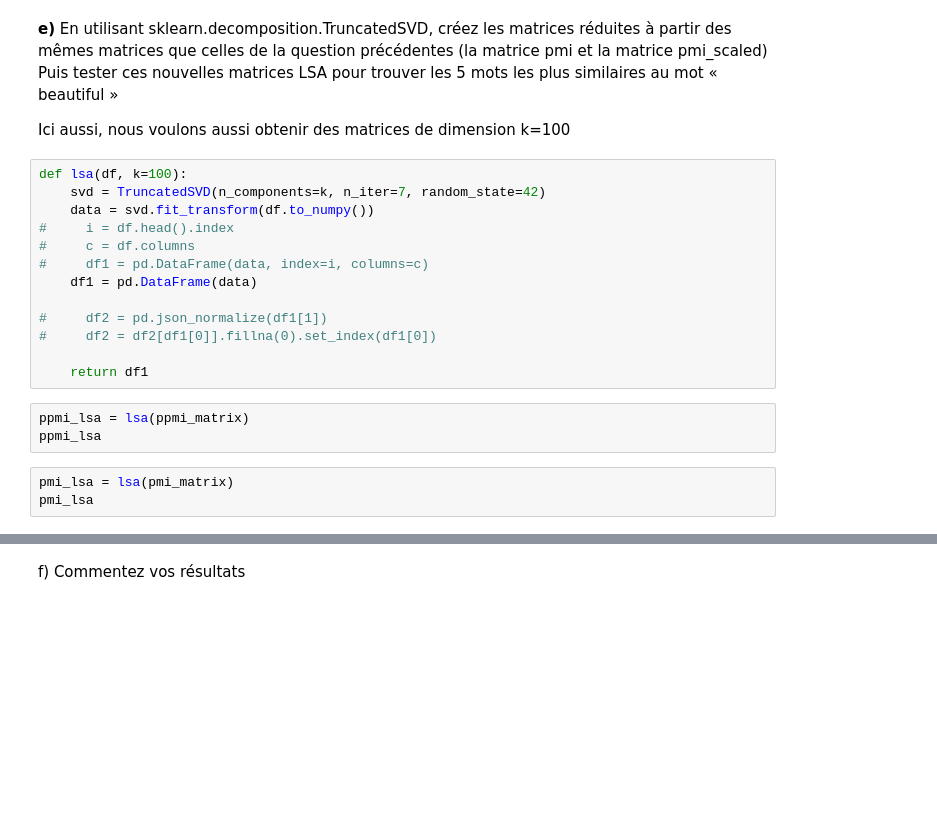
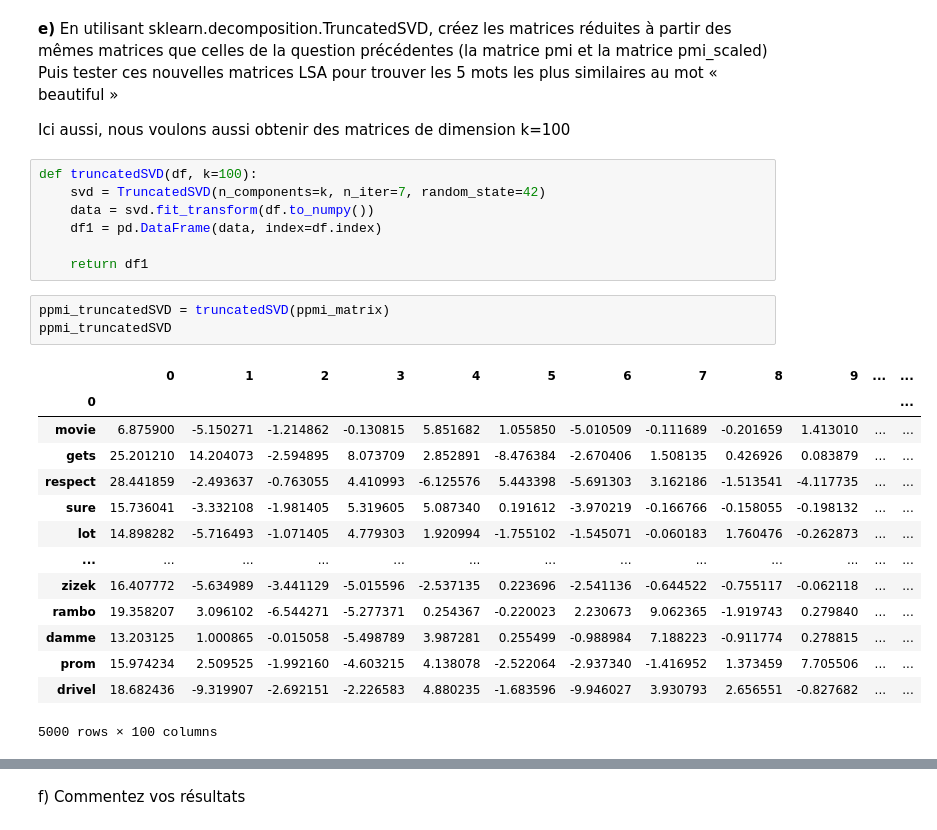
Before and after one commit to luukim/INF8460, a Jupyter notebook: TP2/inf8460_tp2_A20.ipynb, the cells around one changed output, grey strips where cells are left out. Drawn from its saved outputs; the diff is of its cells as text; blank space fills up the shorter version.

```diff
--- a/TP2/inf8460_tp2_A20.ipynb
+++ b/TP2/inf8460_tp2_A20.ipynb
@@ -553,21 +712,27 @@ pmi_lsa
 
 Ici aussi, nous voulons aussi obtenir des matrices de dimension k=100
 # %%
-def lsa(df, k=100):
+def truncatedSVD(df, k=100):
     svd = TruncatedSVD(n_components=k, n_iter=7, random_state=42)
     data = svd.fit_transform(df.to_numpy())
-#     i = df.head().index
-#     c = df.columns
-#     df1 = pd.DataFrame(data, index=i, columns=c)
-    df1 = pd.DataFrame(data)
-
-#     df2 = pd.json_normalize(df1[1])
-#     df2 = df2[df1[0]].fillna(0).set_index(df1[0])
+    df1 = pd.DataFrame(data, index=df.index)
 
     return df1
-# %%
-ppmi_lsa = lsa(ppmi_matrix)
-ppmi_lsa
-# %%
-pmi_lsa = lsa(pmi_matrix)
-pmi_lsa
+# %%
+ppmi_truncatedSVD = truncatedSVD(ppmi_matrix)
+ppmi_truncatedSVD
+# %% [output]
+|  | 0 | 1 | 2 | 3 | 4 | 5 | 6 | 7 | 8 | 9 | ... | ... |
+| 0 |  |  |  |  |  |  |  |  |  |  |  | ... |
+| movie | 6.875900 | -5.150271 | -1.214862 | -0.130815 | 5.851682 | 1.055850 | -5.010509 | -0.111689 | -0.201659 | 1.413010 | ... | ... |
+| gets | 25.201210 | 14.204073 | -2.594895 | 8.073709 | 2.852891 | -8.476384 | -2.670406 | 1.508135 | 0.426926 | 0.083879 | ... | ... |
+| respect | 28.441859 | -2.493637 | -0.763055 | 4.410993 | -6.125576 | 5.443398 | -5.691303 | 3.162186 | -1.513541 | -4.117735 | ... | ... |
+| sure | 15.736041 | -3.332108 | -1.981405 | 5.319605 | 5.087340 | 0.191612 | -3.970219 | -0.166766 | -0.158055 | -0.198132 | ... | ... |
+| lot | 14.898282 | -5.716493 | -1.071405 | 4.779303 | 1.920994 | -1.755102 | -1.545071 | -0.060183 | 1.760476 | -0.262873 | ... | ... |
+| ... | ... | ... | ... | ... | ... | ... | ... | ... | ... | ... | ... | ... |
+| zizek | 16.407772 | -5.634989 | -3.441129 | -5.015596 | -2.537135 | 0.223696 | -2.541136 | -0.644522 | -0.755117 | -0.062118 | ... | ... |
+| rambo | 19.358207 | 3.096102 | -6.544271 | -5.277371 | 0.254367 | -0.220023 | 2.230673 | 9.062365 | -1.919743 | 0.279840 | ... | ... |
+| damme | 13.203125 | 1.000865 | -0.015058 | -5.498789 | 3.987281 | 0.255499 | -0.988984 | 7.188223 | -0.911774 | 0.278815 | ... | ... |
+| prom | 15.974234 | 2.509525 | -1.992160 | -4.603215 | 4.138078 | -2.522064 | -2.937340 | -1.416952 | 1.373459 | 7.705506 | ... | ... |
+| drivel | 18.682436 | -9.319907 | -2.692151 | -2.226583 | 4.880235 | -1.683596 | -9.946027 | 3.930793 | 2.656551 | -0.827682 | ... | ... |
+5000 rows × 100 columns
```
Also changed, not shown: parts of 14 cells of this notebook, 2 other files.
